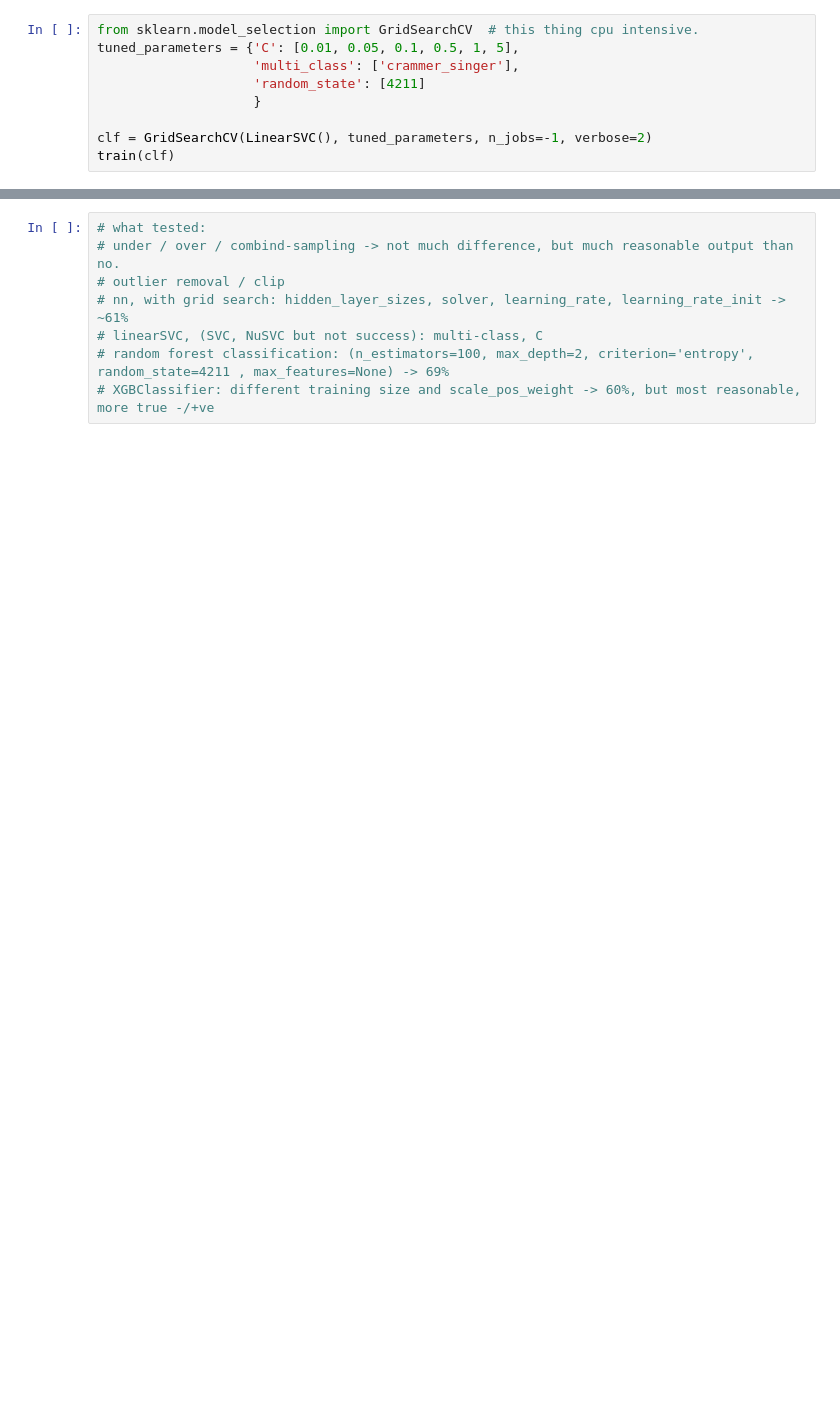
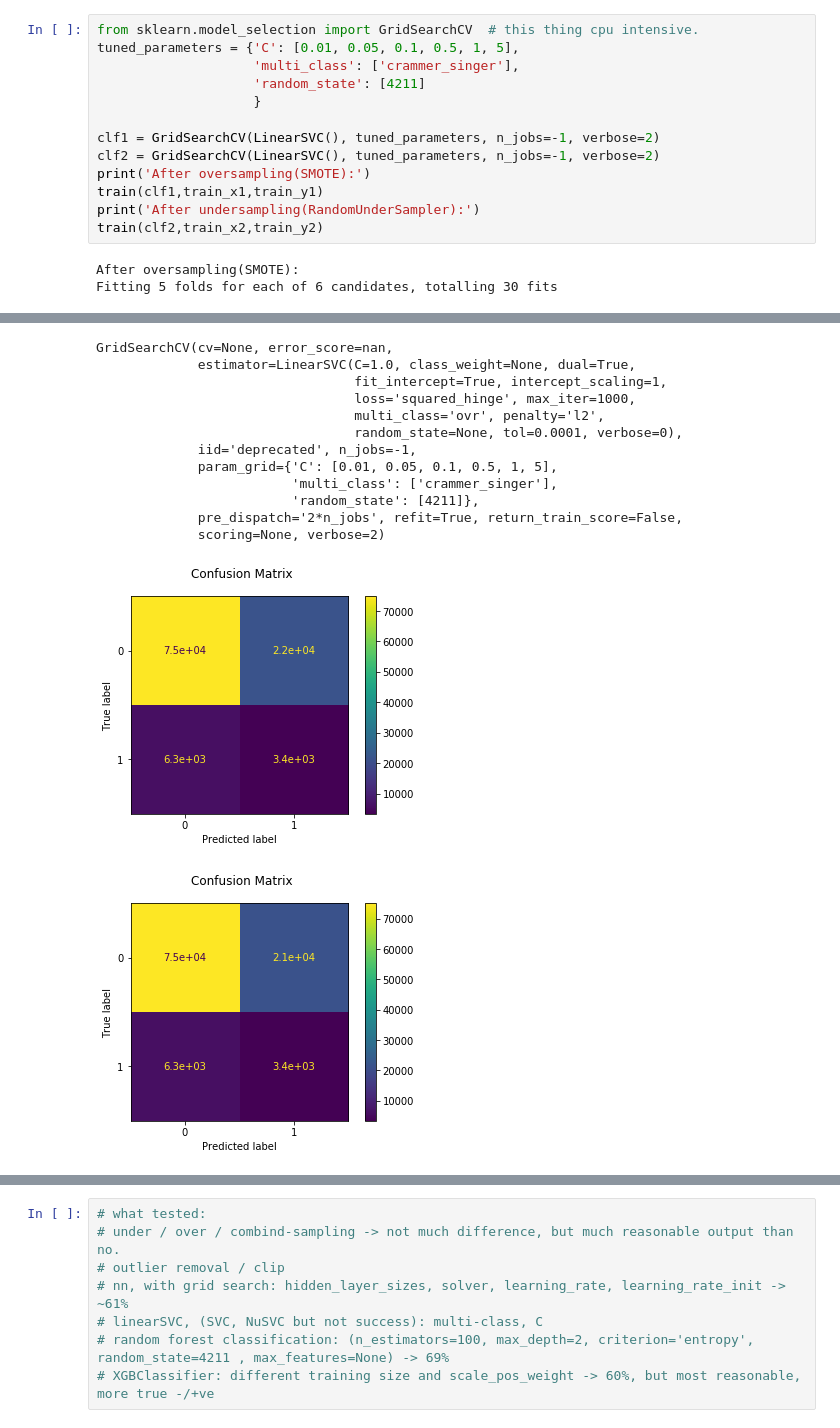
Before and after one commit to jshian/Predict_CTR, a Jupyter notebook: nn.ipynb, the cells around one changed output, grey strips where cells are left out. Drawn from its saved outputs; the diff is of its cells as text; blank space fills up the shorter version.

```diff
--- a/nn.ipynb
+++ b/nn.ipynb
@@ -134,5 +299,12 @@ tuned_parameters = {'C': [0.01, 0.05, 0.1, 0.5, 1, 5],
                     'random_state': [4211]
                     }
 
-clf = GridSearchCV(LinearSVC(), tuned_parameters, n_jobs=-1, verbose=2)
-train(clf)
+clf1 = GridSearchCV(LinearSVC(), tuned_parameters, n_jobs=-1, verbose=2)
+clf2 = GridSearchCV(LinearSVC(), tuned_parameters, n_jobs=-1, verbose=2)
+print('After oversampling(SMOTE):')
+train(clf1,train_x1,train_y1)
+print('After undersampling(RandomUnderSampler):')
+train(clf2,train_x2,train_y2)
+# %% [output]
+After oversampling(SMOTE):
+Fitting 5 folds for each of 6 candidates, totalling 30 fits
@@ -138,0 +336,14 @@ train(clf)
+GridSearchCV(cv=None, error_score=nan,
+             estimator=LinearSVC(C=1.0, class_weight=None, dual=True,
+                                 fit_intercept=True, intercept_scaling=1,
+                                 loss='squared_hinge', max_iter=1000,
+                                 multi_class='ovr', penalty='l2',
+                                 random_state=None, tol=0.0001, verbose=0),
+             iid='deprecated', n_jobs=-1,
+             param_grid={'C': [0.01, 0.05, 0.1, 0.5, 1, 5],
+                         'multi_class': ['crammer_singer'],
+                         'random_state': [4211]},
+             pre_dispatch='2*n_jobs', refit=True, return_train_score=False,
+             scoring=None, verbose=2)
+[figure, added]
+[figure, added]
```
Also changed, not shown: parts of 28 cells of this notebook, 6 other files.
